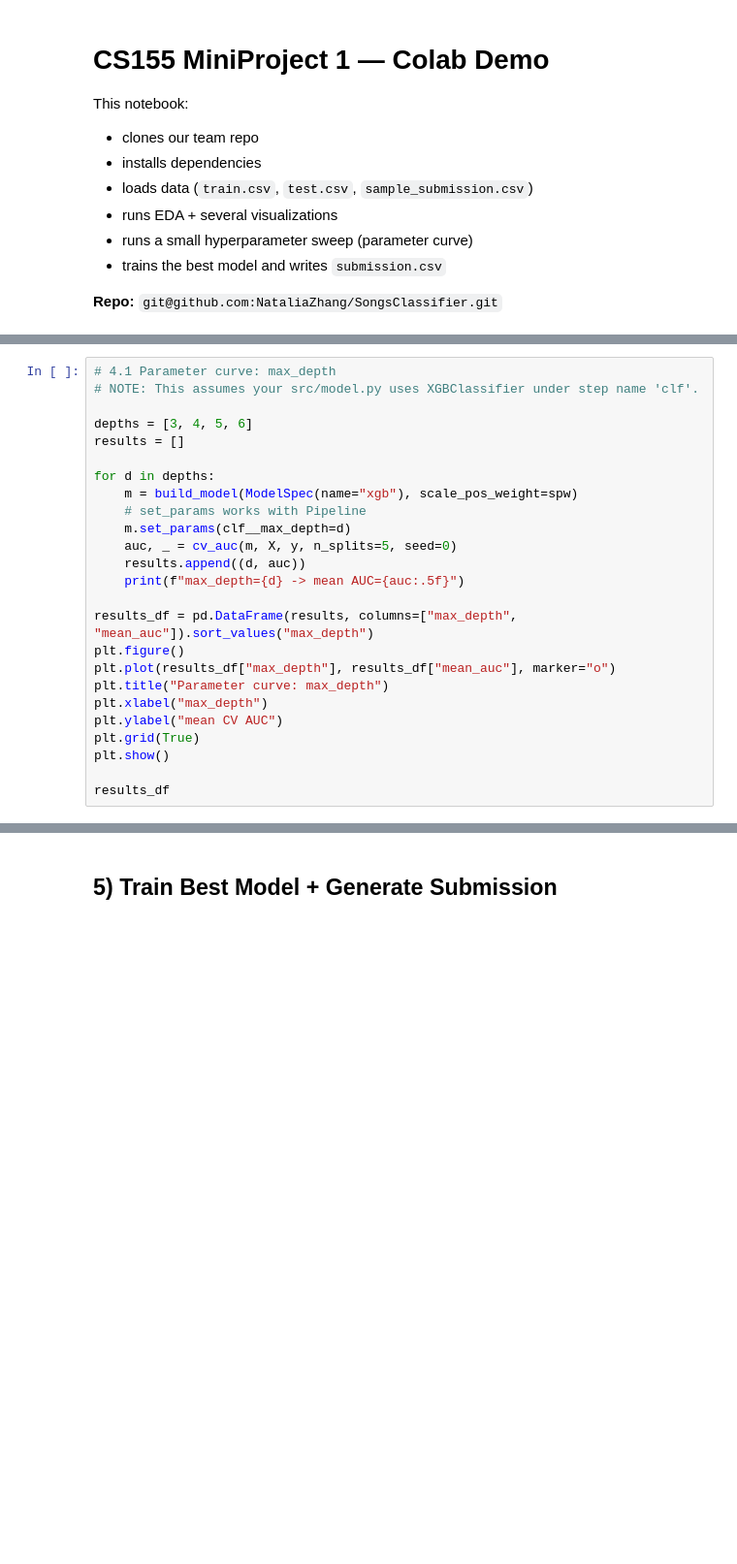
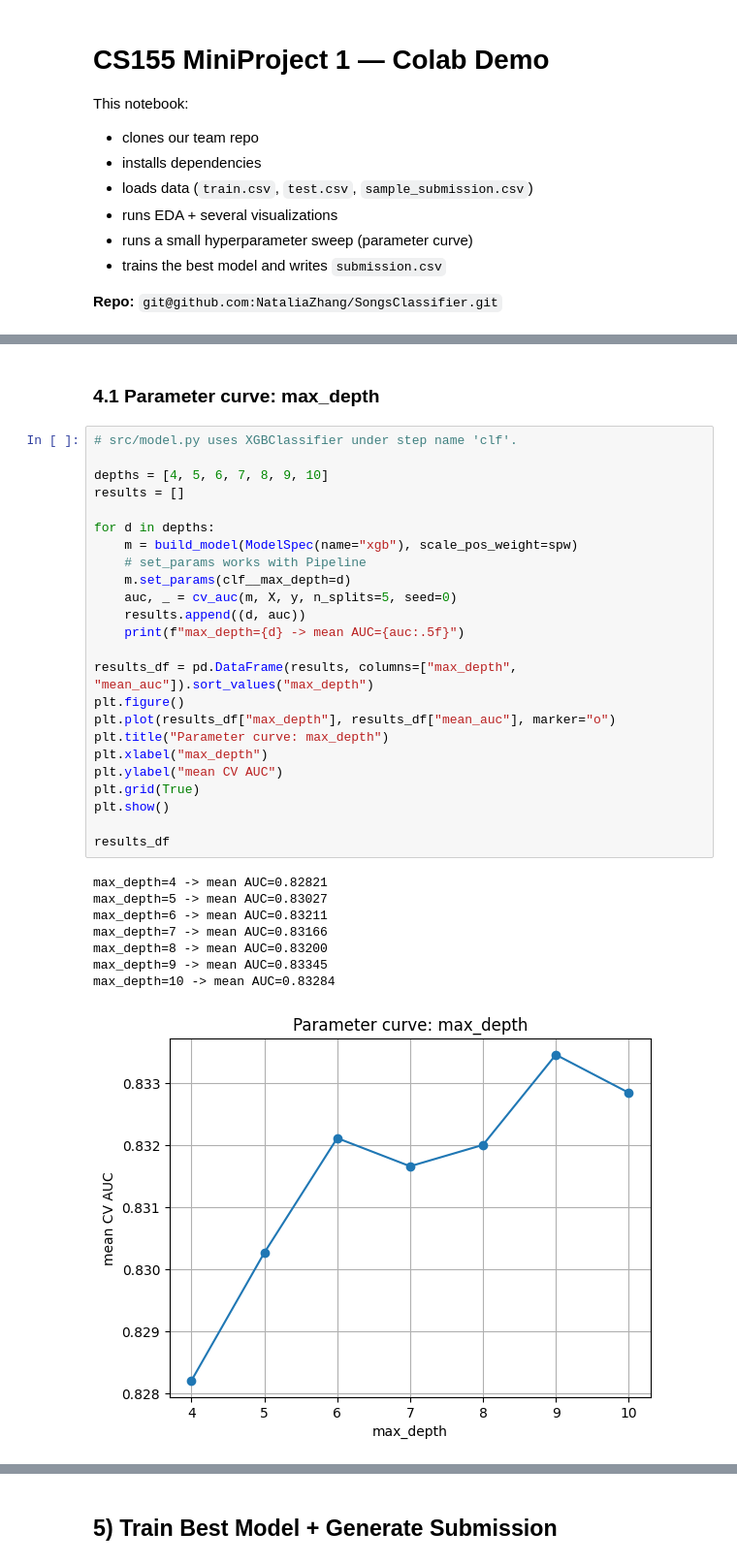
Before and after one commit to NataliaZhang/SongsClassifier, a Jupyter notebook: notebooks/colab_demo.ipynb, the cells around one changed output, grey strips where cells are left out. Shown at 97% size. Drawn from its saved outputs; the diff is of its cells as text; blank space fills up the shorter version.

```diff
--- a/notebooks/colab_demo.ipynb
+++ b/notebooks/colab_demo.ipynb
@@ -128,25 +263,35 @@ print("baseline mean AUC:", mean_auc, "folds:", folds)
+# %% [markdown]
+### 4.1 Parameter curve: max_depth
 # %%
-# 4.1 Parameter curve: max_depth
-# NOTE: This assumes your src/model.py uses XGBClassifier under step name 'clf'.
+# src/model.py uses XGBClassifier under step name 'clf'.
 
-depths = [3, 4, 5, 6]
+depths = [4, 5, 6, 7, 8, 9, 10]
 results = []
 
 for d in depths:
     m = build_model(ModelSpec(name="xgb"), scale_pos_weight=spw)
     # set_params works with Pipeline
     m.set_params(clf__max_depth=d)
     auc, _ = cv_auc(m, X, y, n_splits=5, seed=0)
     results.append((d, auc))
     print(f"max_depth={d} -> mean AUC={auc:.5f}")
 
 results_df = pd.DataFrame(results, columns=["max_depth", "mean_auc"]).sort_values("max_depth")
 plt.figure()
 plt.plot(results_df["max_depth"], results_df["mean_auc"], marker="o")
 plt.title("Parameter curve: max_depth")
 plt.xlabel("max_depth")
 plt.ylabel("mean CV AUC")
 plt.grid(True)
 plt.show()
 
 results_df
+# %% [output]
+max_depth=4 -> mean AUC=0.82821
+max_depth=5 -> mean AUC=0.83027
+max_depth=6 -> mean AUC=0.83211
+max_depth=7 -> mean AUC=0.83166
+max_depth=8 -> mean AUC=0.83200
+max_depth=9 -> mean AUC=0.83345
+max_depth=10 -> mean AUC=0.83284
+[figure, added]
```
Also changed, not shown: parts of 26 cells of this notebook.
